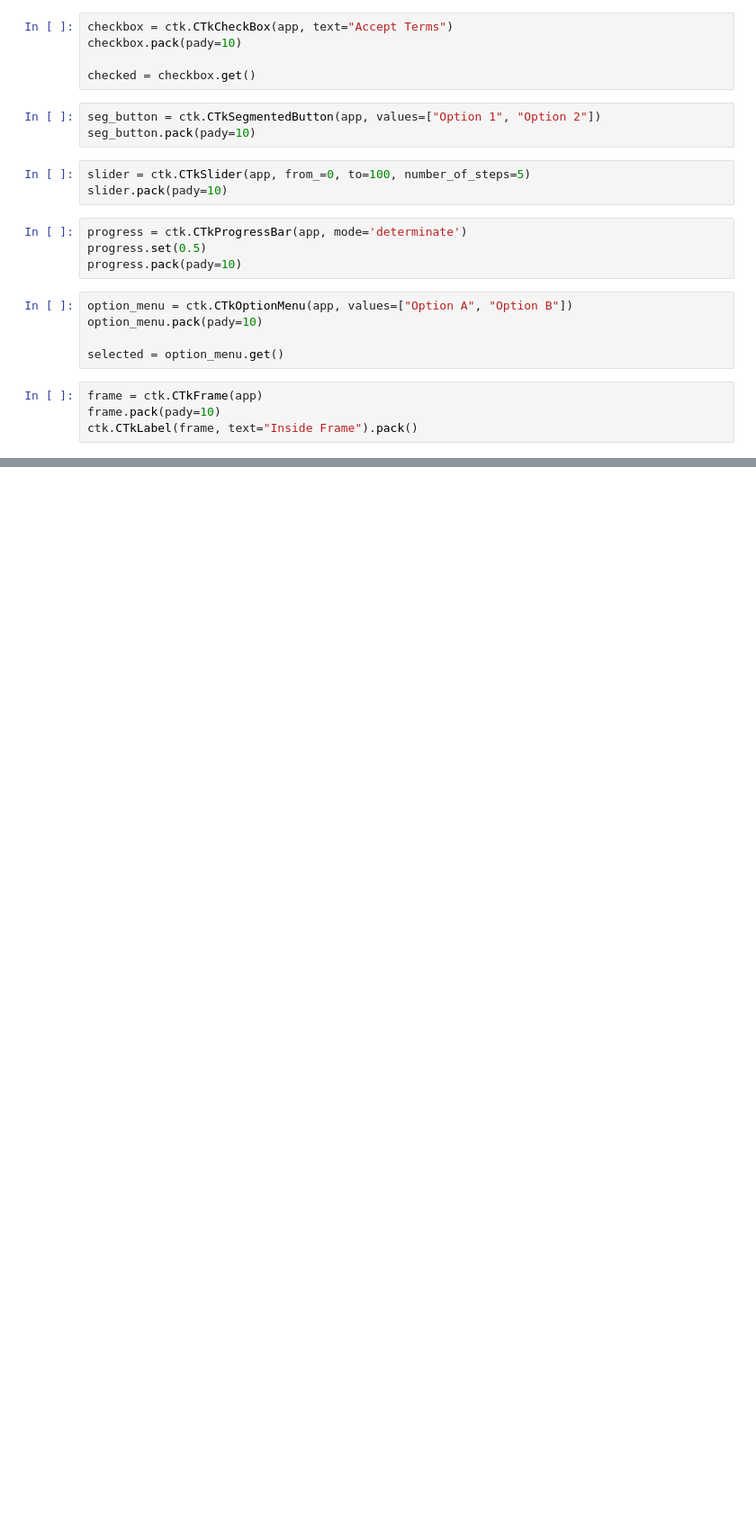
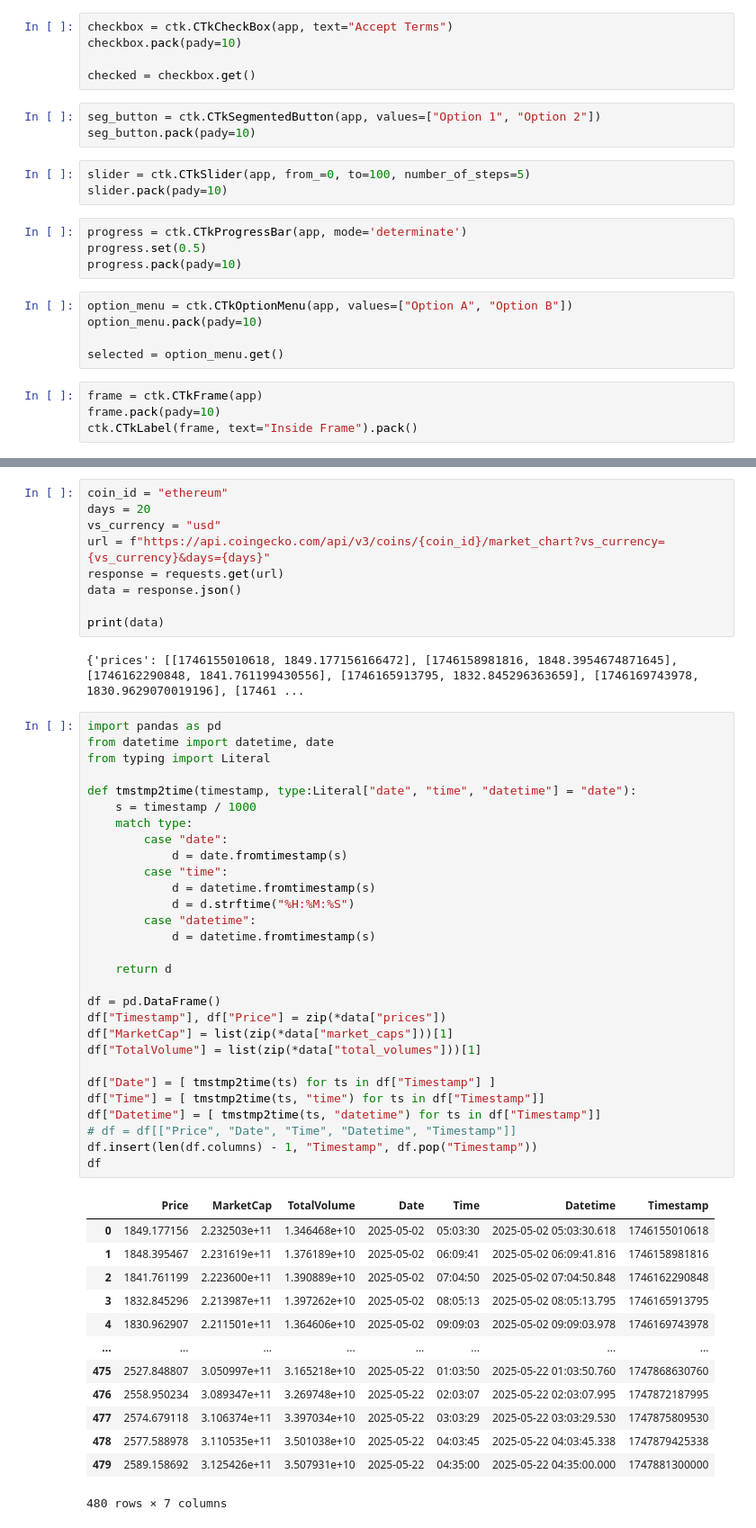
Before and after one commit to Wllader/ULTRA_python, a Jupyter notebook: ULTRA_W4_Skripta.ipynb, the cells around one changed output, grey strips where cells are left out. Shown: that part at 90% size. Cells and saved outputs as stored; diff of their text form; blank space fills up the shorter version.

```diff
--- a/ULTRA_W4_Skripta.ipynb
+++ b/ULTRA_W4_Skripta.ipynb
@@ -155,0 +170,54 @@ ctk.CTkLabel(frame, text="Inside Frame").pack()
+# %%
+coin_id = "ethereum"
+days = 20
+vs_currency = "usd"
+url = f"https://api.coingecko.com/api/v3/coins/{coin_id}/market_chart?vs_currency={vs_currency}&days={days}"
+response = requests.get(url)
+data = response.json()
+
+print(data)
+# %% [output]
+{'prices': [[1746155010618, 1849.177156166472], [1746158981816, 1848.3954674871645], [1746162290848, 1841.761199430556], [1746165913795, 1832.845296363659], [1746169743978, 1830.9629070019196], [17461 ...
+# %%
+import pandas as pd
+from datetime import datetime, date
+from typing import Literal
+
+def tmstmp2time(timestamp, type:Literal["date", "time", "datetime"] = "date"):
+    s = timestamp / 1000
+    match type:
+        case "date":
+            d = date.fromtimestamp(s)
+        case "time":
+            d = datetime.fromtimestamp(s)
+            d = d.strftime("%H:%M:%S")
+        case "datetime":
+            d = datetime.fromtimestamp(s)
+
+    return d
+
+df = pd.DataFrame()
+df["Timestamp"], df["Price"] = zip(*data["prices"])
+df["MarketCap"] = list(zip(*data["market_caps"]))[1]
+df["TotalVolume"] = list(zip(*data["total_volumes"]))[1]
+
+df["Date"] = [ tmstmp2time(ts) for ts in df["Timestamp"] ]
+df["Time"] = [ tmstmp2time(ts, "time") for ts in df["Timestamp"]]
+df["Datetime"] = [ tmstmp2time(ts, "datetime") for ts in df["Timestamp"]]
+# df = df[["Price", "Date", "Time", "Datetime", "Timestamp"]]
+df.insert(len(df.columns) - 1, "Timestamp", df.pop("Timestamp"))
+df
+# %% [output]
+|  | Price | MarketCap | TotalVolume | Date | Time | Datetime | Timestamp |
+| 0 | 1849.177156 | 2.232503e+11 | 1.346468e+10 | 2025-05-02 | 05:03:30 | 2025-05-02 05:03:30.618 | 1746155010618 |
+| 1 | 1848.395467 | 2.231619e+11 | 1.376189e+10 | 2025-05-02 | 06:09:41 | 2025-05-02 06:09:41.816 | 1746158981816 |
+| 2 | 1841.761199 | 2.223600e+11 | 1.390889e+10 | 2025-05-02 | 07:04:50 | 2025-05-02 07:04:50.848 | 1746162290848 |
+| 3 | 1832.845296 | 2.213987e+11 | 1.397262e+10 | 2025-05-02 | 08:05:13 | 2025-05-02 08:05:13.795 | 1746165913795 |
+| 4 | 1830.962907 | 2.211501e+11 | 1.364606e+10 | 2025-05-02 | 09:09:03 | 2025-05-02 09:09:03.978 | 1746169743978 |
+| ... | ... | ... | ... | ... | ... | ... | ... |
+| 475 | 2527.848807 | 3.050997e+11 | 3.165218e+10 | 2025-05-22 | 01:03:50 | 2025-05-22 01:03:50.760 | 1747868630760 |
+| 476 | 2558.950234 | 3.089347e+11 | 3.269748e+10 | 2025-05-22 | 02:03:07 | 2025-05-22 02:03:07.995 | 1747872187995 |
+| 477 | 2574.679118 | 3.106374e+11 | 3.397034e+10 | 2025-05-22 | 03:03:29 | 2025-05-22 03:03:29.530 | 1747875809530 |
+| 478 | 2577.588978 | 3.110535e+11 | 3.501038e+10 | 2025-05-22 | 04:03:45 | 2025-05-22 04:03:45.338 | 1747879425338 |
+| 479 | 2589.158692 | 3.125426e+11 | 3.507931e+10 | 2025-05-22 | 04:35:00 | 2025-05-22 04:35:00.000 | 1747881300000 |
+480 rows × 7 columns
```
Also changed, not shown: parts of 10 cells of this notebook, 2 other files.
